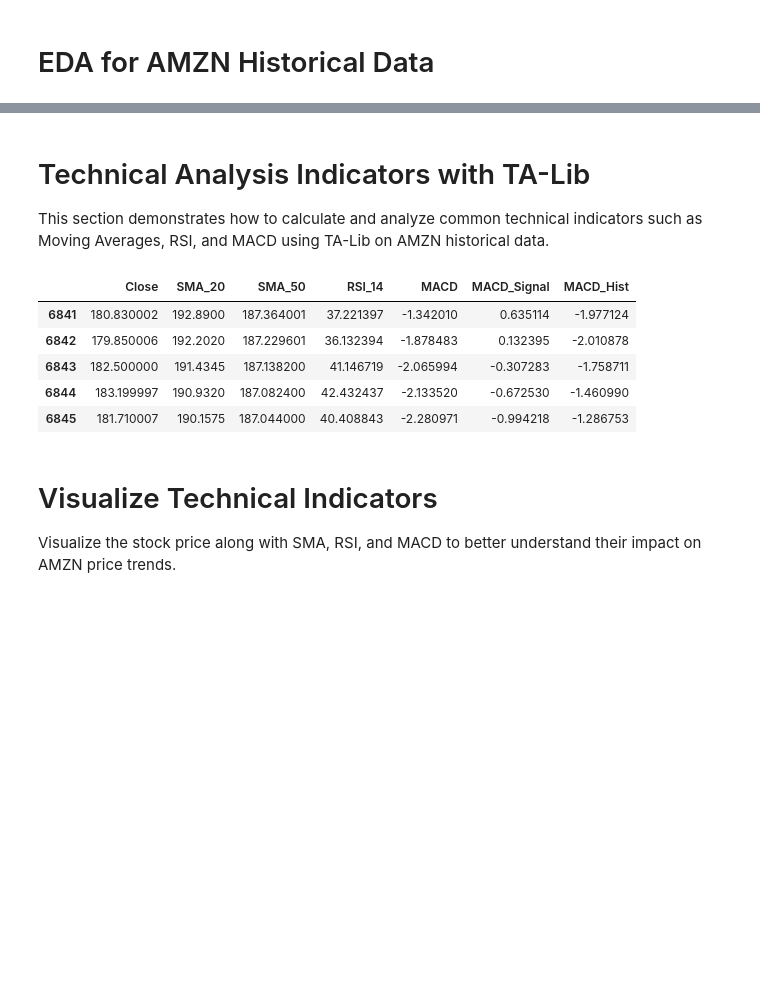
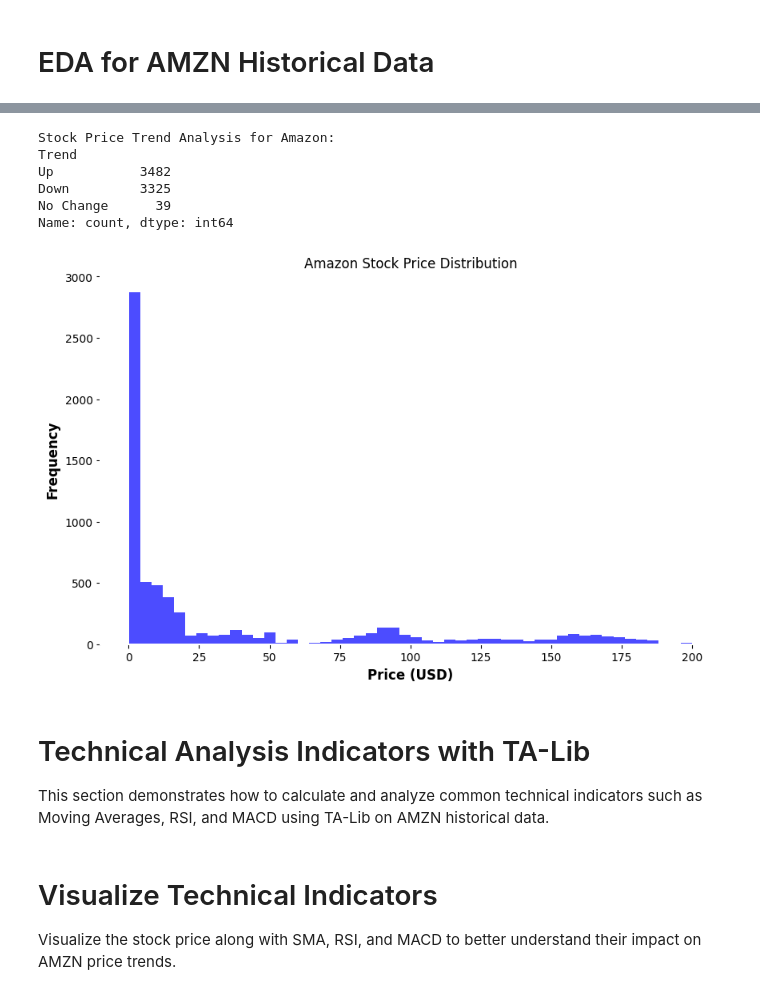
Before and after one commit to Melak12/Week-1-predicting-price-moves, a Jupyter notebook: notebooks/AMZN_eda.ipynb, the cells around one changed output, grey strips where cells are left out. Saved outputs shown, nothing was run; the diff lists cells and outputs as text; code cells hidden in the pictures; blank space fills up the shorter version.

```diff
--- a/notebooks/AMZN_eda.ipynb
+++ b/notebooks/AMZN_eda.ipynb
@@ -41,30 +73,24 @@ Columns with >5% nulls:
+# %%
+# Analyze stock price trends
+analyzer.analyze_stock_price_trends()
+# %% [output]
+Stock Price Trend Analysis for Amazon:
+Trend
+Up           3482
+Down         3325
+No Change      39
+Name: count, dtype: int64
+# %%
+# Visualize the distribution of stock prices
+analyzer.visualize_stock_price_distribution()
+# %% [output]
+[figure, added]
 # %% [markdown]
 # Technical Analysis Indicators with TA-Lib
 This section demonstrates how to calculate and analyze common technical indicators such as Moving Averages, RSI, and MACD using TA-Lib on AMZN historical data.
 # %%
-import talib
-# Calculate 20-day and 50-day Simple Moving Averages (SMA)
-df['SMA_20'] = talib.SMA(df['Close'], timeperiod=20)
-df['SMA_50'] = talib.SMA(df['Close'], timeperiod=50)
-
-# Calculate Relative Strength Index (RSI)
-df['RSI_14'] = talib.RSI(df['Close'], timeperiod=14)
-
-# Calculate MACD (Moving Average Convergence Divergence)
-macd, macdsignal, macdhist = talib.MACD(df['Close'], fastperiod=12, slowperiod=26, signalperiod=9)
-df['MACD'] = macd
-df['MACD_Signal'] = macdsignal
-df['MACD_Hist'] = macdhist
-
-# Display the last few rows to show the new indicator columns
-df[['Close', 'SMA_20', 'SMA_50', 'RSI_14', 'MACD', 'MACD_Signal', 'MACD_Hist']].tail()
+# Calculate technical indicators
+analyzer.calculate_technical_indicators()
-# %% [output]
-|  | Close | SMA_20 | SMA_50 | RSI_14 | MACD | MACD_Signal | MACD_Hist |
-| 6841 | 180.830002 | 192.8900 | 187.364001 | 37.221397 | -1.342010 | 0.635114 | -1.977124 |
-| 6842 | 179.850006 | 192.2020 | 187.229601 | 36.132394 | -1.878483 | 0.132395 | -2.010878 |
-| 6843 | 182.500000 | 191.4345 | 187.138200 | 41.146719 | -2.065994 | -0.307283 | -1.758711 |
-| 6844 | 183.199997 | 190.9320 | 187.082400 | 42.432437 | -2.133520 | -0.672530 | -1.460990 |
-| 6845 | 181.710007 | 190.1575 | 187.044000 | 40.408843 | -2.280971 | -0.994218 | -1.286753 |
 # %% [markdown]
 # Visualize Technical Indicators
 Visualize the stock price along with SMA, RSI, and MACD to better understand their impact on AMZN price trends.
```
Also changed, not shown: parts of 7 cells of this notebook, 7 other files.
